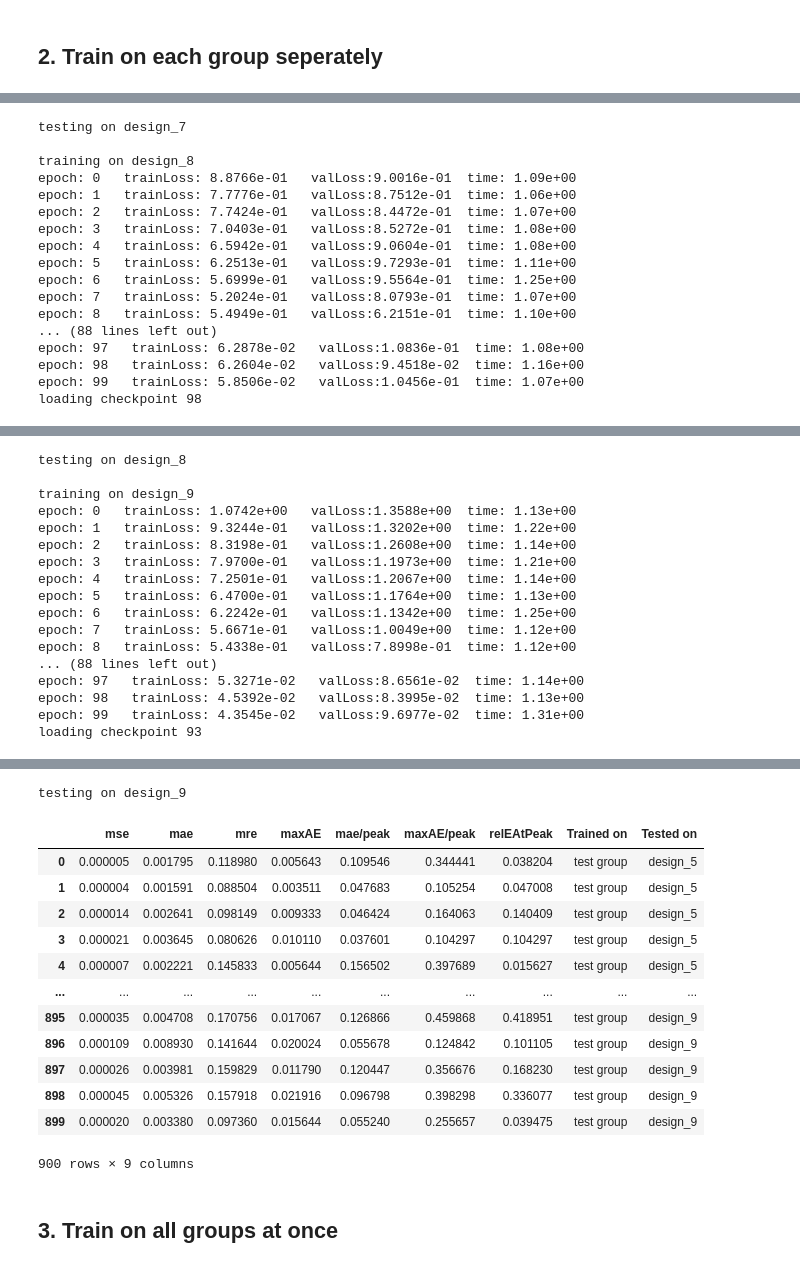
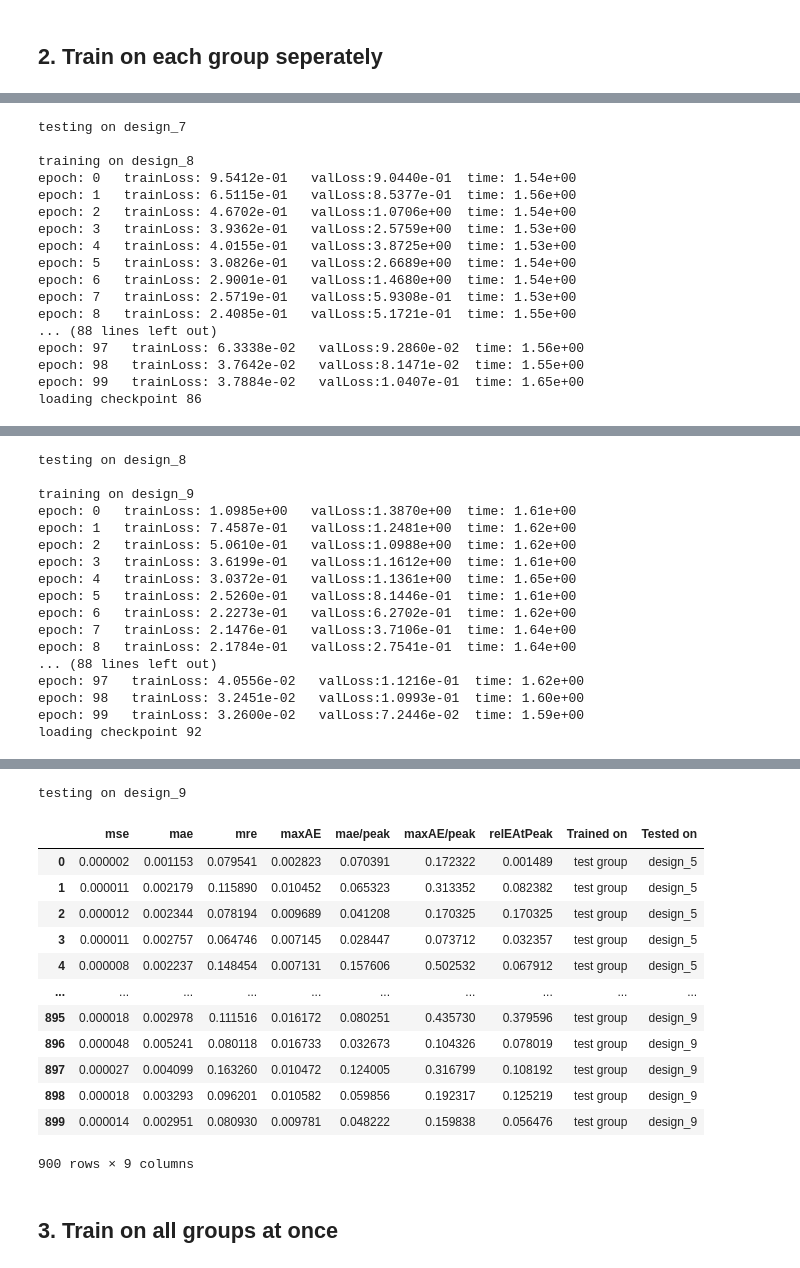
Before and after one commit to ewhalen12/gcnSurrogate, a Jupyter notebook: multiTopologyTest.ipynb, the cells around one changed output, grey strips where cells are left out. Cells and saved outputs as stored; diff of their text form; code cells hidden in the pictures.

Commit message:
finished transfer learning test 9

```diff
--- a/multiTopologyTest.ipynb
+++ b/multiTopologyTest.ipynb
@@ -45,7 +45,7 @@ loading design_9
 ## 2. Train on each group seperately
 # %%
 resultsList = []
-saveDir = './results/topoTest01/'
+saveDir = './results/topoTest02/'
 epochs = 100
 # %%
 for trainName, trainSet in trainSets.items():
@@ -53,8 +53,7 @@ for trainName, trainSet in trainSets.items():
 
     # train
     gcn = FeaStNet()
-    history = gcn.trainModel(trainSet, valSets[trainName], epochs=epochs, batchSize=256, flatten=True, logTrans=False,
-                             ssTrans=True, saveDir=saveDir+trainName)
+    history = gcn.trainModel(trainSet, valSets[trainName], epochs=epochs, saveDir=saveDir+trainName)
 
     display(plotHistory(history))
 
@@ -124,53 +123,53 @@ loading checkpoint 95
 [interactive output not drawn]
 testing on design_7
 
 training on design_8
-epoch: 0   trainLoss: 8.8766e-01   valLoss:9.0016e-01  time: 1.09e+00
-epoch: 1   trainLoss: 7.7776e-01   valLoss:8.7512e-01  time: 1.06e+00
-epoch: 2   trainLoss: 7.7424e-01   valLoss:8.4472e-01  time: 1.07e+00
-epoch: 3   trainLoss: 7.0403e-01   valLoss:8.5272e-01  time: 1.08e+00
-epoch: 4   trainLoss: 6.5942e-01   valLoss:9.0604e-01  time: 1.08e+00
-epoch: 5   trainLoss: 6.2513e-01   valLoss:9.7293e-01  time: 1.11e+00
-epoch: 6   trainLoss: 5.6999e-01   valLoss:9.5564e-01  time: 1.25e+00
-epoch: 7   trainLoss: 5.2024e-01   valLoss:8.0793e-01  time: 1.07e+00
-epoch: 8   trainLoss: 5.4949e-01   valLoss:6.2151e-01  time: 1.10e+00
+epoch: 0   trainLoss: 9.5412e-01   valLoss:9.0440e-01  time: 1.54e+00
+epoch: 1   trainLoss: 6.5115e-01   valLoss:8.5377e-01  time: 1.56e+00
+epoch: 2   trainLoss: 4.6702e-01   valLoss:1.0706e+00  time: 1.54e+00
+epoch: 3   trainLoss: 3.9362e-01   valLoss:2.5759e+00  time: 1.53e+00
+epoch: 4   trainLoss: 4.0155e-01   valLoss:3.8725e+00  time: 1.53e+00
+epoch: 5   trainLoss: 3.0826e-01   valLoss:2.6689e+00  time: 1.54e+00
+epoch: 6   trainLoss: 2.9001e-01   valLoss:1.4680e+00  time: 1.54e+00
+epoch: 7   trainLoss: 2.5719e-01   valLoss:5.9308e-01  time: 1.53e+00
+epoch: 8   trainLoss: 2.4085e-01   valLoss:5.1721e-01  time: 1.55e+00
 ... (88 lines left out)
-epoch: 97   trainLoss: 6.2878e-02   valLoss:1.0836e-01  time: 1.08e+00
-epoch: 98   trainLoss: 6.2604e-02   valLoss:9.4518e-02  time: 1.16e+00
-epoch: 99   trainLoss: 5.8506e-02   valLoss:1.0456e-01  time: 1.07e+00
-loading checkpoint 98
+epoch: 97   trainLoss: 6.3338e-02   valLoss:9.2860e-02  time: 1.56e+00
+epoch: 98   trainLoss: 3.7642e-02   valLoss:8.1471e-02  time: 1.55e+00
+epoch: 99   trainLoss: 3.7884e-02   valLoss:1.0407e-01  time: 1.65e+00
+loading checkpoint 86
 [interactive output not drawn]
 testing on design_8
 
 training on design_9
-epoch: 0   trainLoss: 1.0742e+00   valLoss:1.3588e+00  time: 1.13e+00
-epoch: 1   trainLoss: 9.3244e-01   valLoss:1.3202e+00  time: 1.22e+00
-epoch: 2   trainLoss: 8.3198e-01   valLoss:1.2608e+00  time: 1.14e+00
-epoch: 3   trainLoss: 7.9700e-01   valLoss:1.1973e+00  time: 1.21e+00
-epoch: 4   trainLoss: 7.2501e-01   valLoss:1.2067e+00  time: 1.14e+00
-epoch: 5   trainLoss: 6.4700e-01   valLoss:1.1764e+00  time: 1.13e+00
-epoch: 6   trainLoss: 6.2242e-01   valLoss:1.1342e+00  time: 1.25e+00
-epoch: 7   trainLoss: 5.6671e-01   valLoss:1.0049e+00  time: 1.12e+00
-epoch: 8   trainLoss: 5.4338e-01   valLoss:7.8998e-01  time: 1.12e+00
+epoch: 0   trainLoss: 1.0985e+00   valLoss:1.3870e+00  time: 1.61e+00
+epoch: 1   trainLoss: 7.4587e-01   valLoss:1.2481e+00  time: 1.62e+00
+epoch: 2   trainLoss: 5.0610e-01   valLoss:1.0988e+00  time: 1.62e+00
+epoch: 3   trainLoss: 3.6199e-01   valLoss:1.1612e+00  time: 1.61e+00
+epoch: 4   trainLoss: 3.0372e-01   valLoss:1.1361e+00  time: 1.65e+00
+epoch: 5   trainLoss: 2.5260e-01   valLoss:8.1446e-01  time: 1.61e+00
+epoch: 6   trainLoss: 2.2273e-01   valLoss:6.2702e-01  time: 1.62e+00
+epoch: 7   trainLoss: 2.1476e-01   valLoss:3.7106e-01  time: 1.64e+00
+epoch: 8   trainLoss: 2.1784e-01   valLoss:2.7541e-01  time: 1.64e+00
 ... (88 lines left out)
-epoch: 97   trainLoss: 5.3271e-02   valLoss:8.6561e-02  time: 1.14e+00
-epoch: 98   trainLoss: 4.5392e-02   valLoss:8.3995e-02  time: 1.13e+00
-epoch: 99   trainLoss: 4.3545e-02   valLoss:9.6977e-02  time: 1.31e+00
-loading checkpoint 93
+epoch: 97   trainLoss: 4.0556e-02   valLoss:1.1216e-01  time: 1.62e+00
+epoch: 98   trainLoss: 3.2451e-02   valLoss:1.0993e-01  time: 1.60e+00
+epoch: 99   trainLoss: 3.2600e-02   valLoss:7.2446e-02  time: 1.59e+00
+loading checkpoint 92
 [interactive output not drawn]
 testing on design_9
 |  | mse | mae | mre | maxAE | mae/peak | maxAE/peak | relEAtPeak | Trained on | Tested on |
-| 0 | 0.000005 | 0.001795 | 0.118980 | 0.005643 | 0.109546 | 0.344441 | 0.038204 | test group | design_5 |
-| 1 | 0.000004 | 0.001591 | 0.088504 | 0.003511 | 0.047683 | 0.105254 | 0.047008 | test group | design_5 |
-| 2 | 0.000014 | 0.002641 | 0.098149 | 0.009333 | 0.046424 | 0.164063 | 0.140409 | test group | design_5 |
-| 3 | 0.000021 | 0.003645 | 0.080626 | 0.010110 | 0.037601 | 0.104297 | 0.104297 | test group | design_5 |
-| 4 | 0.000007 | 0.002221 | 0.145833 | 0.005644 | 0.156502 | 0.397689 | 0.015627 | test group | design_5 |
+| 0 | 0.000002 | 0.001153 | 0.079541 | 0.002823 | 0.070391 | 0.172322 | 0.001489 | test group | design_5 |
+| 1 | 0.000011 | 0.002179 | 0.115890 | 0.010452 | 0.065323 | 0.313352 | 0.082382 | test group | design_5 |
+| 2 | 0.000012 | 0.002344 | 0.078194 | 0.009689 | 0.041208 | 0.170325 | 0.170325 | test group | design_5 |
+| 3 | 0.000011 | 0.002757 | 0.064746 | 0.007145 | 0.028447 | 0.073712 | 0.032357 | test group | design_5 |
+| 4 | 0.000008 | 0.002237 | 0.148454 | 0.007131 | 0.157606 | 0.502532 | 0.067912 | test group | design_5 |
 | ... | ... | ... | ... | ... | ... | ... | ... | ... | ... |
-| 895 | 0.000035 | 0.004708 | 0.170756 | 0.017067 | 0.126866 | 0.459868 | 0.418951 | test group | design_9 |
-| 896 | 0.000109 | 0.008930 | 0.141644 | 0.020024 | 0.055678 | 0.124842 | 0.101105 | test group | design_9 |
-| 897 | 0.000026 | 0.003981 | 0.159829 | 0.011790 | 0.120447 | 0.356676 | 0.168230 | test group | design_9 |
-| 898 | 0.000045 | 0.005326 | 0.157918 | 0.021916 | 0.096798 | 0.398298 | 0.336077 | test group | design_9 |
-| 899 | 0.000020 | 0.003380 | 0.097360 | 0.015644 | 0.055240 | 0.255657 | 0.039475 | test group | design_9 |
+| 895 | 0.000018 | 0.002978 | 0.111516 | 0.016172 | 0.080251 | 0.435730 | 0.379596 | test group | design_9 |
+| 896 | 0.000048 | 0.005241 | 0.080118 | 0.016733 | 0.032673 | 0.104326 | 0.078019 | test group | design_9 |
+| 897 | 0.000027 | 0.004099 | 0.163260 | 0.010472 | 0.124005 | 0.316799 | 0.108192 | test group | design_9 |
+| 898 | 0.000018 | 0.003293 | 0.096201 | 0.010582 | 0.059856 | 0.192317 | 0.125219 | test group | design_9 |
+| 899 | 0.000014 | 0.002951 | 0.080930 | 0.009781 | 0.048222 | 0.159838 | 0.056476 | test group | design_9 |
 900 rows × 9 columns
 # %% [markdown]
 ## 3. Train on all groups at once
```
Also changed, not shown: parts of 9 cells of this notebook, 5 other files.
